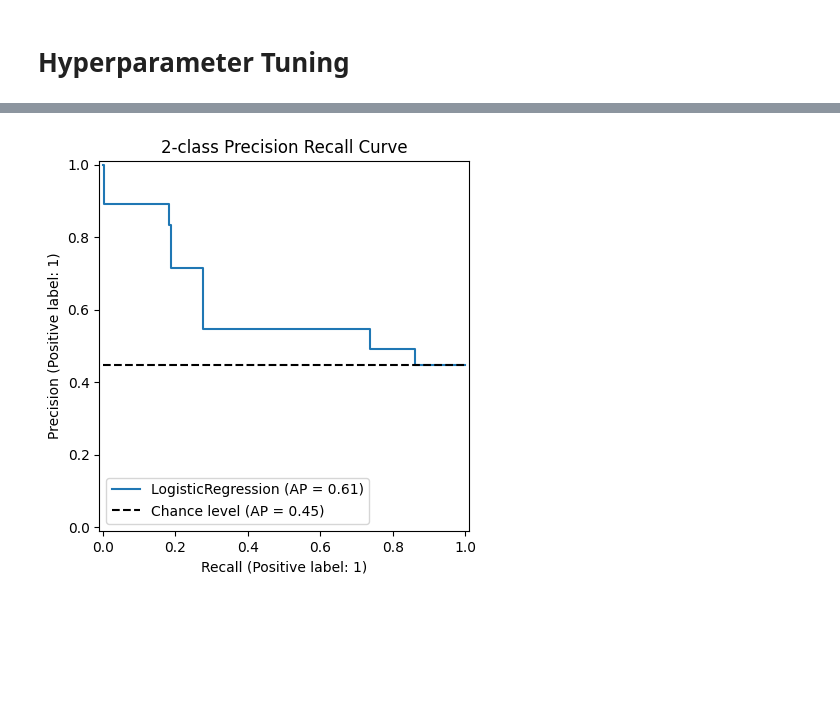
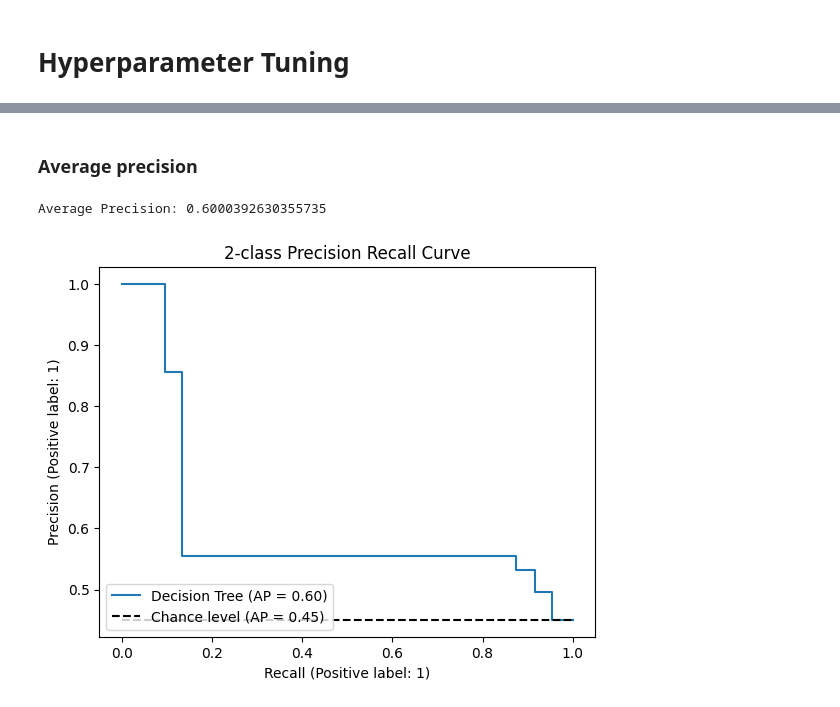
Before and after one commit to deepakbastola/malnutrition, a Jupyter notebook: models/dtree.ipynb, the cells around one changed output, grey strips where cells are left out. Saved outputs shown, nothing was run; the diff lists cells and outputs as text; code cells hidden in the pictures; blank space fills up the shorter version.

```diff
--- a/models/dtree.ipynb
+++ b/models/dtree.ipynb
@@ -118,18 +57,18 @@ weighted avg       0.64      0.64      0.64       717
 # %% [markdown]
 # Hyperparameter Tuning
 # %%
-param_grid = {
+params = {
     'max_depth': [3, 5, 10, 15, None],
     'min_samples_split': [2, 5, 10],
     'min_samples_leaf': [1, 2, 4],
     'criterion': ['gini', 'entropy']
 }
 
-dt = DecisionTreeClassifier(random_state=42)
+dt_params = DecisionTreeClassifier(random_state=42)
 
 grid_search = GridSearchCV(
-    estimator=dt,
-    param_grid=param_grid,
+    estimator=dt_params,
+    param_grid=params,
     scoring='recall',
     cv=5,
     verbose=1,
@@ -137,8 +76,5 @@ grid_search = GridSearchCV(
 )
 
 grid_search.fit(X_train, y_train)
-
-print("Best Parameters:", grid_search.best_params_)
-print("Best CV Recall:", grid_search.best_score_)
 # %% [output]
 Fitting 5 folds for each of 90 candidates, totalling 450 fits
@@ -172,0 +94,4 @@ weighted avg       0.64      0.61      0.61       717
+# %%
+dt_tune = grid_search.best_estimator_
+y_pred = dt_tune.predict(X_test)
+print("Classification Report:\n", classification_report(y_test, y_pred))
@@ -173,12 +108,19 @@ weighted avg       0.64      0.61      0.61       717
+# %% [markdown]
+### Average precision
+# %%
+y_probas_tune = dt_tune.predict_proba(X_test)[:, 1]
+print(f'Average Precision: {average_precision_score(y_test, y_probas_tune)}')
+# %% [output]
+Average Precision: 0.6000392630355735
 # %%
 display = PrecisionRecallDisplay.from_estimator(
-    best_dt,
+    dt_tune,
     X_test,
     y_test,
-    name="LogisticRegression",
+    name="Decision Tree",
     plot_chance_level = True,
 )
 display.ax_.set_title('2-class Precision Recall Curve')
 plt.show()
 # %% [output]
-[figure, old version]
+[figure, new version]
```
Also changed, not shown: parts of 21 cells of this notebook, 2 other files.
